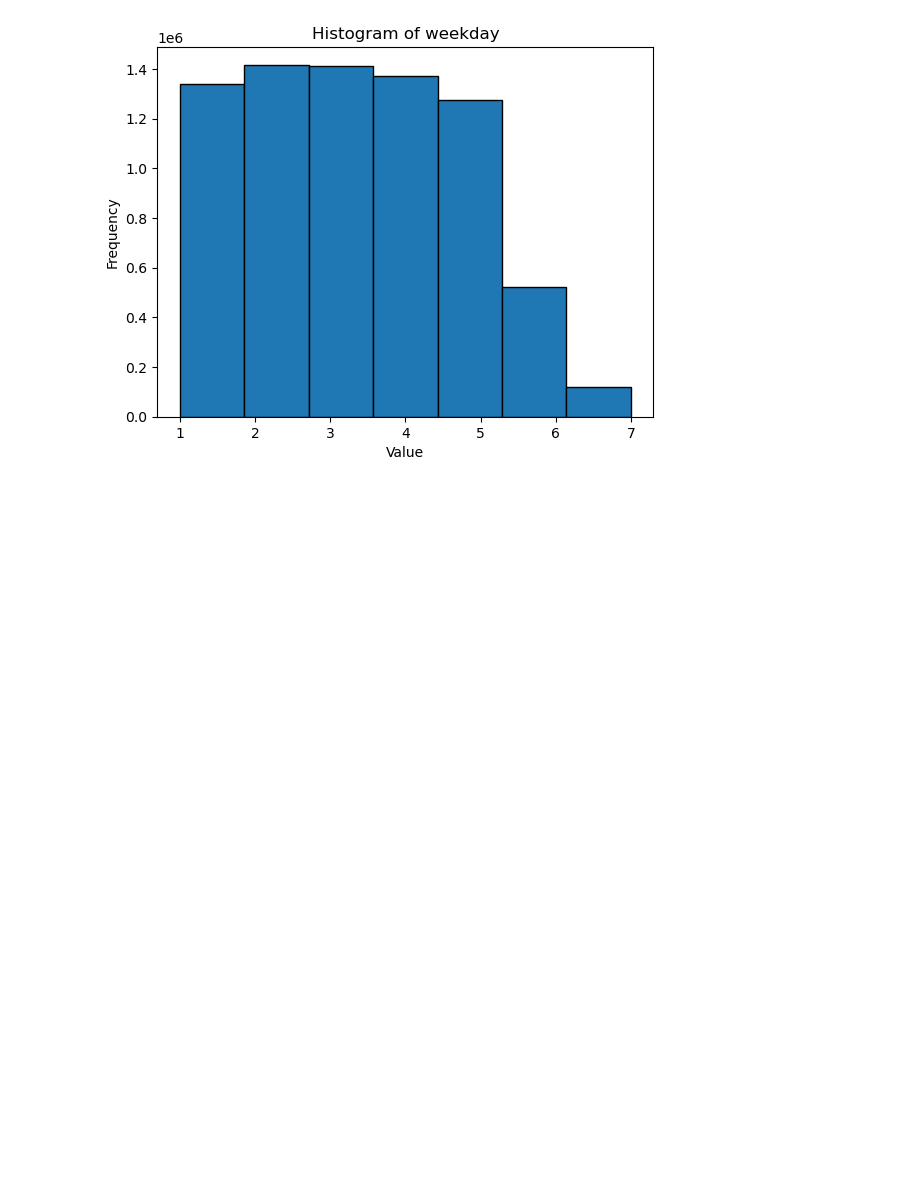
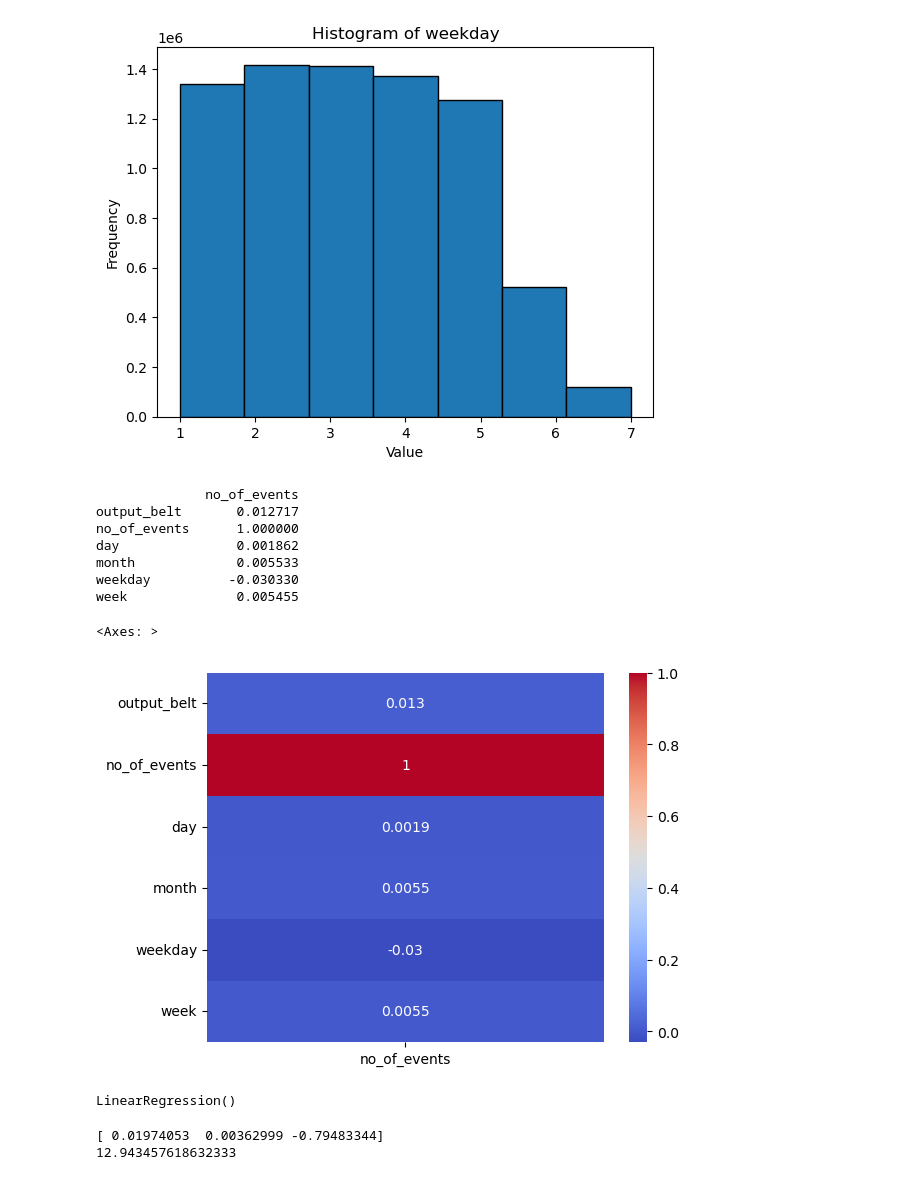
Before and after one commit to 504523tb/CIEM6302-Advanced-Data-Science-for-Traffic-and-Transportation-Engineering-PrimeVision-G1, a Jupyter notebook: notebook_temp_kristian.ipynb, the cells around one changed output. Drawn from its saved outputs; the diff is of its cells as text; code cells hidden in the pictures; blank space fills up the shorter version.

```diff
--- a/notebook_temp_kristian.ipynb
+++ b/notebook_temp_kristian.ipynb
@@ -46,6 +28,9 @@ df['day'] = df['scanning_date'].dt.day
 df['month'] = df['scanning_date'].dt.month
 df['weekday'] = df['scanning_date'].dt.day_of_week + 1
 df['week'] = df['scanning_date'].dt.day_of_year // 7 + 1
+df['yearday'] = df['scanning_date'].dt.day_of_year
+df['yearday_sin'] = np.sin(df['yearday'] / 7 * 2 * np.pi)
+df['yearday_cos'] = np.cos(df['yearday'] / 7 * 2 * np.pi)
 
 sorting_center_names = df["sorting_center_name"].unique()
 df["sorting_center_name"].value_counts()
@@ -97,3 +103,19 @@ plt.title('Histogram of weekday')
 plt.show()
 # %% [output]
 [figure]
+# %%
+import seaborn as sns
+#determine correlations
+target_covariance_matrix = df.corr()[['no_of_events']]
+print(target_covariance_matrix)
+sns.heatmap(target_covariance_matrix,annot=True, cmap='coolwarm')
+# %% [output]
+              no_of_events
+output_belt       0.012717
+no_of_events      1.000000
+day               0.001862
+month             0.005533
+weekday          -0.030330
+week              0.005455
+<Axes: >
+[figure, added]
@@ -99,0 +125,13 @@ plt.show()
+# %%
+from sklearn.linear_model import LinearRegression
+model = LinearRegression()
+model.fit(X, y)
+# %% [output]
+LinearRegression()
+# %%
+#print coefficient values for unstandardized model
+print(model.coef_)
+print(model.intercept_)
+# %% [output]
+[ 0.01974053  0.00362999 -0.79483344]
+12.943457618632333
```
Also changed, not shown: parts of 8 cells of this notebook, 1 other file.
